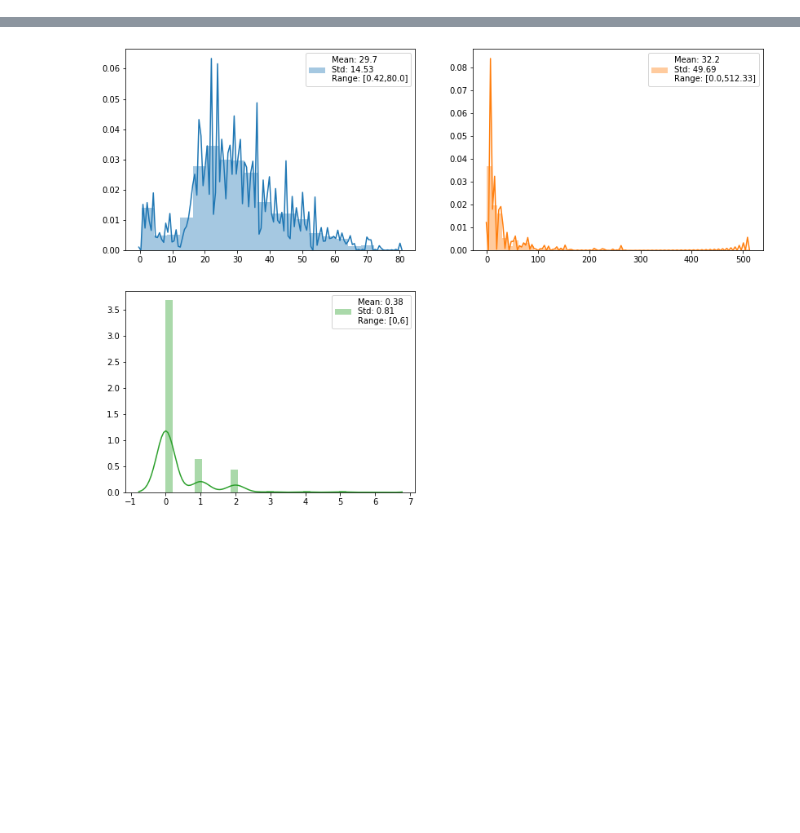
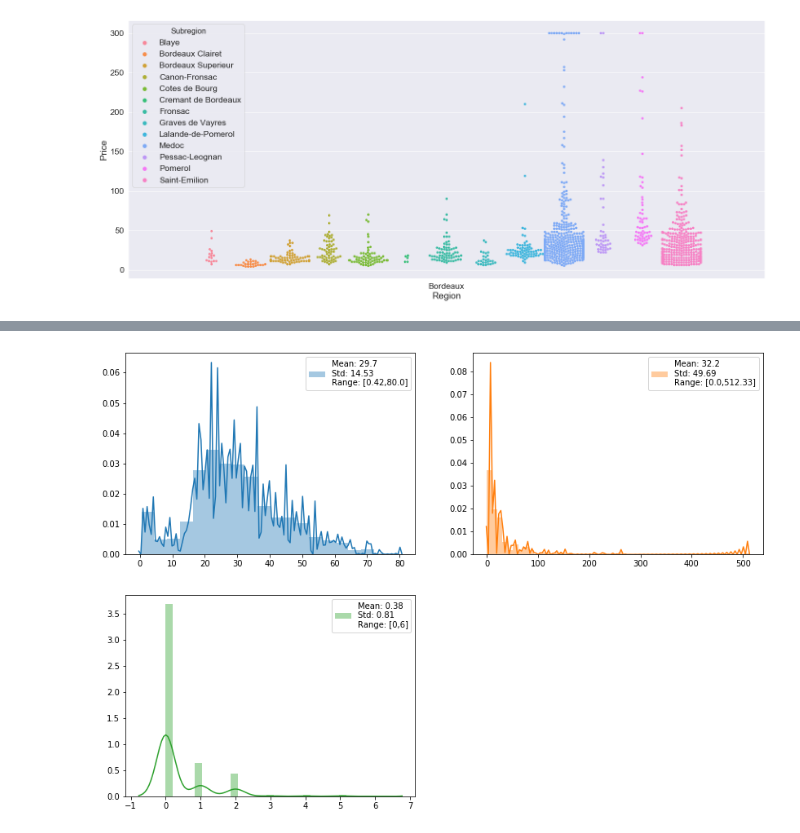
Before and after one commit to ParthivNaresh/ML_Library, a Jupyter notebook: ML_API.ipynb, the cells around one changed output, grey strips where cells are left out. Cells and saved outputs as stored; diff of their text form; code cells hidden in the pictures; blank space fills up the shorter version.

```diff
--- a/ML_API.ipynb
+++ b/ML_API.ipynb
@@ -427,4 +438,12 @@ def transform(df_, cols_=None, transform_="standardize"):
             df_[col_] = np.square(df_[col_])
 
     return df_
+# %%
+def bucket(df_, col_, bins_):
+    if not isinstance(df_, pd.DataFrame):
+        df_ = pd.DataFrame(df_)
+    if not isinstance(bins_, list):
+        bins_ = list([bins_])
+    return pd.cut(df_[col_], bins_, labels=["Extreme Value", "Value", "Popular Premium", "Premium", "Super Premium", "Ultra Premium", "Luxury", "Super Luxury", "Icon"], retbins=True)
+    #return pd.cut(df_[col_], bins_, labels=False, retbins=True)
 # %%
@@ -488,7 +523,8 @@ def single_dist(df_, col_, label_=None, type_=None, hue_=None):
             else:
                 sns.scatterplot(x=col_, y=label_, data=df_)
 # %%
-train_df = pd.read_csv('../train.csv')
-train_df = category_encode(train_df, ["Sex", "Embarked"], "ordinal")
-train_df["Age"] = fill_null(train_df["Age"], lin_predict=train_df[["Pclass", "Age", "Sex", "SibSp",
-                                                                   "Parch", "Fare", "Embarked"]])
+wine_df = pd.read_csv('../WineData.csv')
+#train_df = category_encode(train_df, ["Sex", "Embarked"], "ordinal")
+#train_df["Age"] = fill_null(train_df["Age"], lin_predict=train_df[["Pclass", "Age", "Sex", "SibSp",
+#                                                                   "Parch", "Fare", "Embarked"]])
+wine_df
@@ -498,0 +545,9 @@ single_dist(train_df, "Embarked", label_="Fare", hue_="Survived", type_=1)
+# %%
+wine_df["PriceBucket"] = bucket(wine_df, "Price", [0, 5, 10, 15, 20, 30, 50, 100, 200, 100000])[0]
+#print(bucket(wine_df, "Price", [0, 5, 10, 15, 20, 30, 50, 100, 200, 100000])[0])
+french_wines_ = wine_df.loc[wine_df["Country"]=="France"]
+bordeaux_wines_ = french_wines_.loc[french_wines_["Region"]=="Bordeaux"]
+for grape_ in bordeaux_wines_.Grape.unique():
+    if bordeaux_wines_.loc[bordeaux_wines_["Grape"]==grape_]["Subregion"].nunique() > 1:
+        print(grape_)
+        print(bordeaux_wines_.loc[bordeaux_wines_["Grape"]==grape_].shape[0])
@@ -498,0 +574,6 @@ single_dist(train_df, "Embarked", label_="Fare", hue_="Survived", type_=1)
+# %%
+#single_dist(wine_df.loc[wine_df["Country"]=="France"], vars_=["Region", "PriceBucket"], type_=[0,0])
+#french_wines_ = wine_df.loc[wine_df["Country"]=="France"]
+single_dist(bordeaux_wines_.loc[bordeaux_wines_["Grape"].isin(["Bordeaux Blend Red"])], vars_=["Region", "Price"], type_=[0,1], hue_="Subregion")
+# %% [output]
+[figure, added]
```
Also changed, not shown: parts of 9 cells of this notebook.
